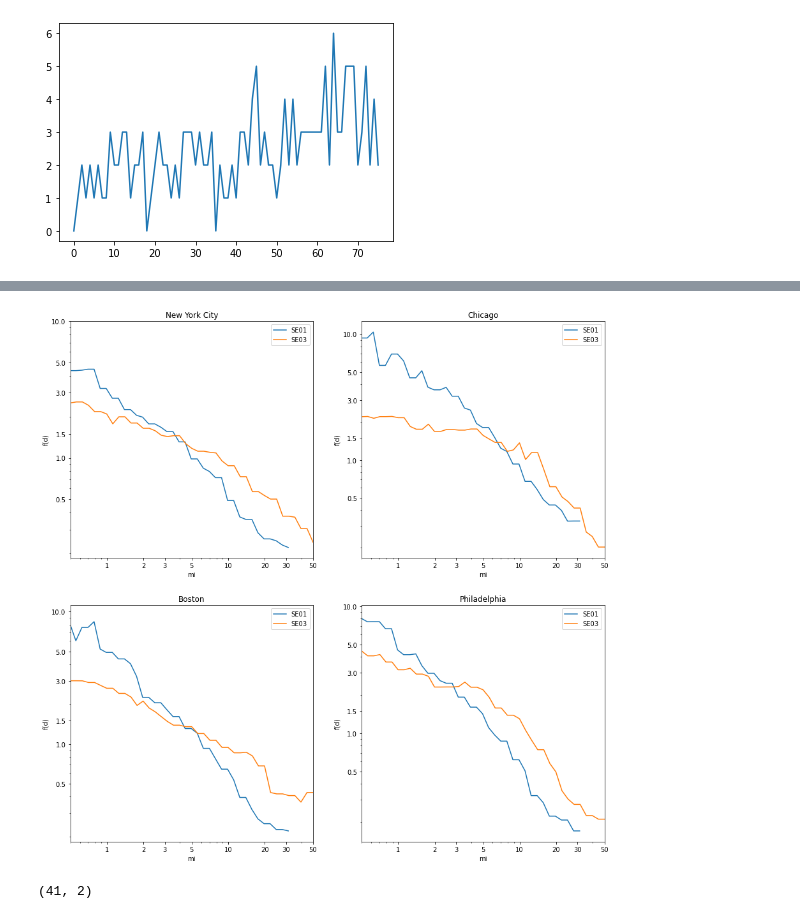
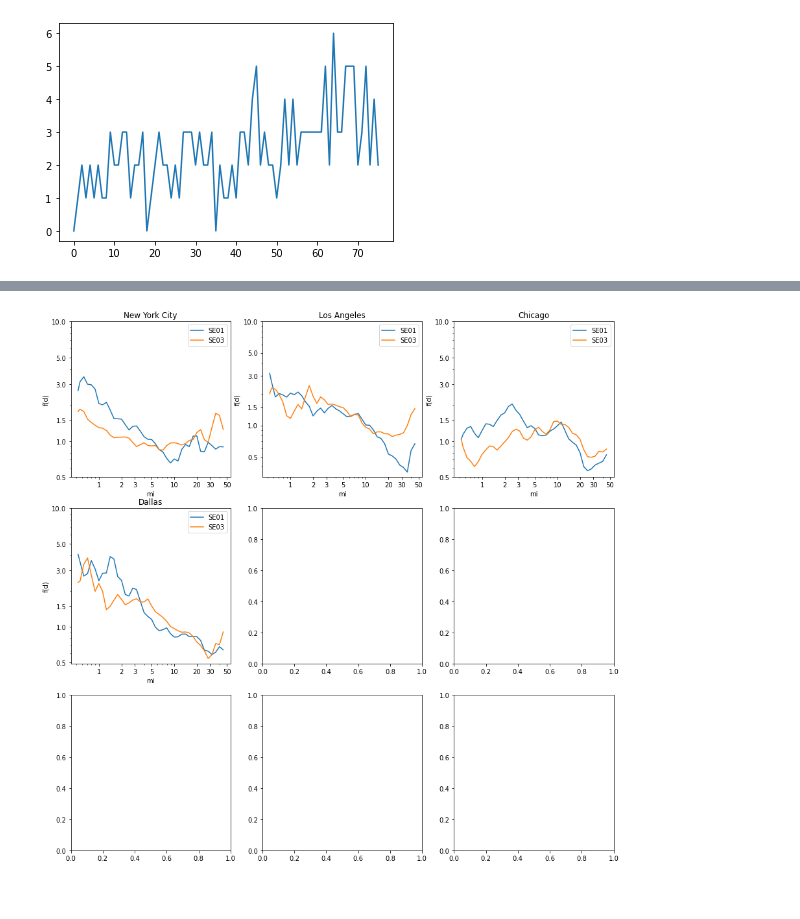
Before and after one commit to yuribogomolov/sttn, a Jupyter notebook: notebooks/f(d)_gravity_model_MSA.ipynb, the cells around one changed output, grey strips where cells are left out. Saved outputs shown, nothing was run; the diff lists cells and outputs as text; code cells hidden in the pictures.

```diff
--- a/notebooks/f(d)_gravity_model_MSA.ipynb
+++ b/notebooks/f(d)_gravity_model_MSA.ipynb
@@ -363,6 +456,6 @@ msedf
 # %%
 
-# arbitarily set bin=40
+# one iteration, no cross-validation to get data to plot
 
 resultsfd40is = {}
 resultsfd40os = {}
@@ -372,10 +465,10 @@ resultsBaselineos = {}
 fdworsecount = []
 number = 2000
 fdworsecounttemp = 0
-rate = np.arange(0.0007,0.01,0.0001)[20]
+rate = np.arange(0.0007,0.01,0.0001)[40]
 for city, counties in cities:
     print(city)
-    df = pd.read_csv(f'income/{city}.csv')
+    df = pd.read_csv(f'processedOD/{city}.csv')
     df['distance'] = df['distance']/1.6
     df = df.loc[(df['distance']>0.5)&(df['distance']<50)]
     df['logDist'] = np.log(df['distance'])
@@ -441,5 +534,5 @@ is 24.86 os 23.01
 # %%
-# convert bins back to distance
+# convert bins back to distance median
 Distfd1 = {}
 Distfd3 = {}
 Distfd0 = {}
@@ -450,56 +543,61 @@ for city in bindffDict.keys():
     distList = []
     fdList = []
     for bins in income1.keys():
-        distList += [np.e**distBin[bins],np.e**distBin[bins+1]]
-        fdList += [income1[bins],income1[bins]]
+        distList += [(np.e**distBin[bins]+np.e**distBin[bins+1])/2]
+        fdList += [income1[bins]]
         fdDict = dict(zip(distList,fdList))
         Distfd1[city] = dict(sorted(fdDict.items()))
     distList = []
     fdList = []
     for bins in income3.keys():
-        distList += [np.e**distBin[bins],np.e**distBin[bins+1]]
-        fdList += [income3[bins],income3[bins]]
+        distList += [(np.e**distBin[bins]+np.e**distBin[bins+1])/2]
+        fdList += [income3[bins]]
         fdDict = dict(zip(distList,fdList))
         Distfd3[city] = dict(sorted(fdDict.items()))
     for bins in income0.keys():
-        distList += [np.e**distBin[bins],np.e**distBin[bins+1]]
-        fdList += [income0[bins],income0[bins]]
+        distList += [(np.e**distBin[bins]+np.e**distBin[bins+1])/2]
+        fdList += [income0[bins]]
         fdDict = dict(zip(distList,fdList))
         Distfd0[city] = dict(sorted(fdDict.items()))
 # %%
-# 0.2% / 2000
 
-fig,ax = plt.subplots(2,2,figsize=(15,15))
+
+fig,ax = plt.subplots(3,3,figsize=(15,15))
 i= 0
 for city, counties in cities:
+
     df = pd.DataFrame({'bin':Distfd1[city].keys(),'fd':Distfd1[city].values()})
     df = df.sort_values(by='bin')
-    df.bin = df.bin/1.6
-    ax[i//2,i%2].set_xlim(0.5,50)
-    ax[i//2,i%2].plot(df['bin'],df['fd'],label='SE01')
+    df['bin+1'] = df['bin'].shift(1)
+    df['bin+1'].fillna(df['bin'][0],inplace=True)
+    df['fd+1'] = df['fd'].shift(1)
+    df['fd+1'].fillna(df['fd'][0],inplace=True)
+    df['fdsmooth'] = (df['fd']+df['fd+1'])/2
+    df['binsmooth'] = (df['bin']+df['bin+1'])/2
+    ax[i//3,i%3].plot(df['binsmooth'],df['fdsmooth'],label='SE01')
 
     df = pd.DataFrame({'bin':Distfd3[city].keys(),'fd':Distfd3[city].values()})
+    df['bin+1'] = df['bin'].shift(1)
+    df['bin+1'].fillna(df['bin'][0],inplace=True)
+    df['fd+1'] = df['fd'].shift(1)
+    df['fd+1'].fillna(df['fd'][0],inplace=True)
+    df['fdsmooth'] = (df['fd']+df['fd+1'])/2
+    df['binsmooth'] = (df['bin']+df['bin+1'])/2
     df = df.sort_values(by='bin')
+    ax[i//3,i%3].plot(df['binsmooth'],df['fdsmooth'],label='SE03')
 
-
-    ax[i//2,i%2].plot(df['bin'],df['fd'],label='SE03')
-
-    ax[i//2,i%2].set_title(city)
-    ax[i//2,i%2].legend()
-    ax[i//2,i%2].set_yscale('log')
-    ax[i//2,i%2].set_xscale('log')
-    ax[i//2,i%2].set_yticks([0.5, 1, 1.5, 3, 5, 10])
-    ax[i//2,i%2].set_xticks([1, 2, 3, 5, 10, 20, 30, 50])
-    ax[i//2,i%2].get_xaxis().set_major_formatter(matplotlib.ticker.ScalarFormatter())
-    ax[i//2,i%2].get_yaxis().set_major_formatter(matplotlib.ticker.ScalarFormatter())
-    ax[i//2,i%2].set_ylabel('f(d)')
-    ax[i//2,i%2].set_xlabel('mi')
+    ax[i//3,i%3].set_title(city)
+    ax[i//3,i%3].legend()
+    ax[i//3,i%3].set_yscale('log')
+    ax[i//3,i%3].set_xscale('log')
+    ax[i//3,i%3].set_yticks([0.5, 1, 1.5, 3, 5, 10])
+    ax[i//3,i%3].set_xticks([1, 2, 3, 5, 10, 20, 30, 50])
+    ax[i//3,i%3].get_xaxis().set_major_formatter(matplotlib.ticker.ScalarFormatter())
+    ax[i//3,i%3].get_yaxis().set_major_formatter(matplotlib.ticker.ScalarFormatter())
+    ax[i//3,i%3].set_ylabel('f(d)')
+    ax[i//3,i%3].set_xlabel('mi')
     i += 1
 
 # plt.savefig('curve.png')
 # %% [output]
-[figure, old version]
+[figure, new version]
-# %%
-df.shape
-# %% [output]
-(41, 2)
```
Also changed, not shown: parts of 11 cells of this notebook, 2 other files.
